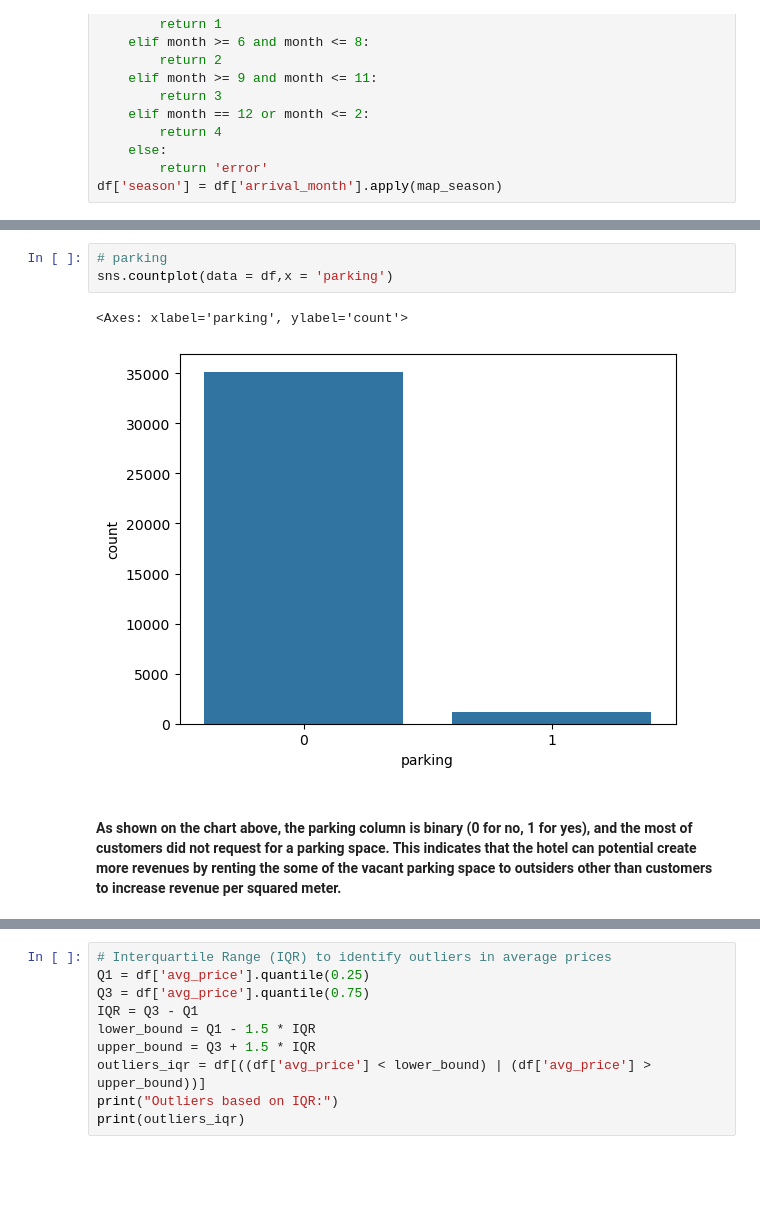
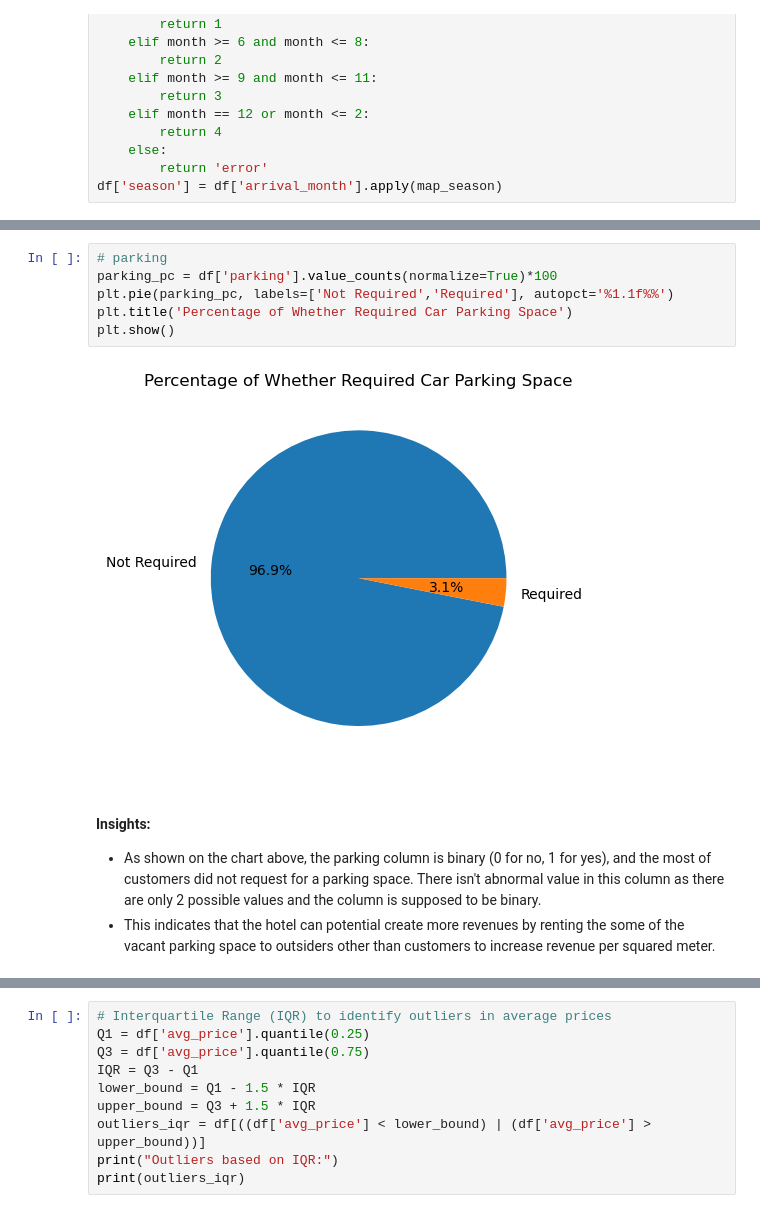
Before and after one commit to Haiqi-Z/CS381Final_Project, a Jupyter notebook: cs381_final.ipynb, the cells around one changed output, grey strips where cells are left out. Drawn from its saved outputs; the diff is of its cells as text; blank space fills up the shorter version.

Commit message:
abnormality check added; charts added

```diff
--- a/cs381_final.ipynb
+++ b/cs381_final.ipynb
@@ -149,11 +267,15 @@ df['season'] = df['arrival_month'].apply(map_season)
 # %%
 # parking
-sns.countplot(data = df,x = 'parking')
+parking_pc = df['parking'].value_counts(normalize=True)*100
+plt.pie(parking_pc, labels=['Not Required','Required'], autopct='%1.1f%%')
+plt.title('Percentage of Whether Required Car Parking Space')
+plt.show()
 # %% [output]
-<Axes: xlabel='parking', ylabel='count'>
-[figure, old version]
+[figure, new version]
 # %% [markdown]
-#### As shown on the chart above, the parking column is binary (0 for no, 1 for yes), and the most of customers did not request for a parking space. This indicates that the hotel can potential create more revenues by renting the some of the vacant parking space to outsiders other than customers to increase revenue per squared meter.
+#### Insights:
+- As shown on the chart above, the parking column is binary (0 for no, 1 for yes), and the most of customers did not request for a parking space. There isn't abnormal value in this column as there are only 2 possible values and the column is supposed to be binary.
+- This indicates that the hotel can potential create more revenues by renting the some of the vacant parking space to outsiders other than customers to increase revenue per squared meter.
 # %%
 # room_type
 plt.hist(df['room_type'], bins=7, orientation = 'horizontal')
```
Also changed, not shown: parts of 81 cells of this notebook.
